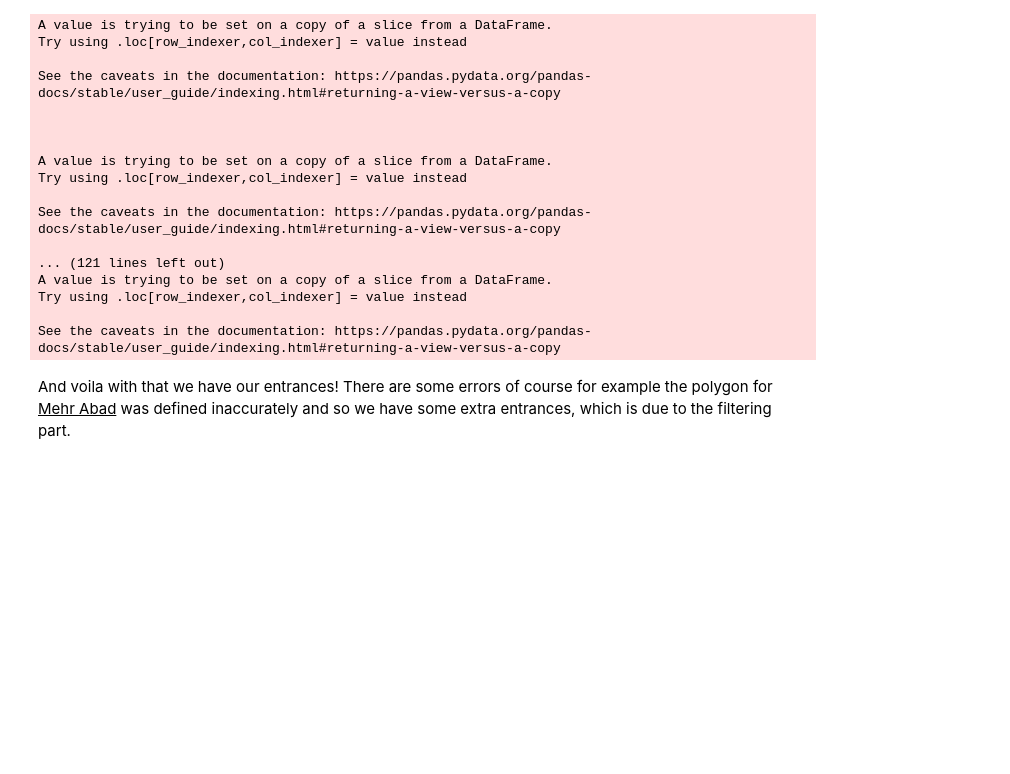
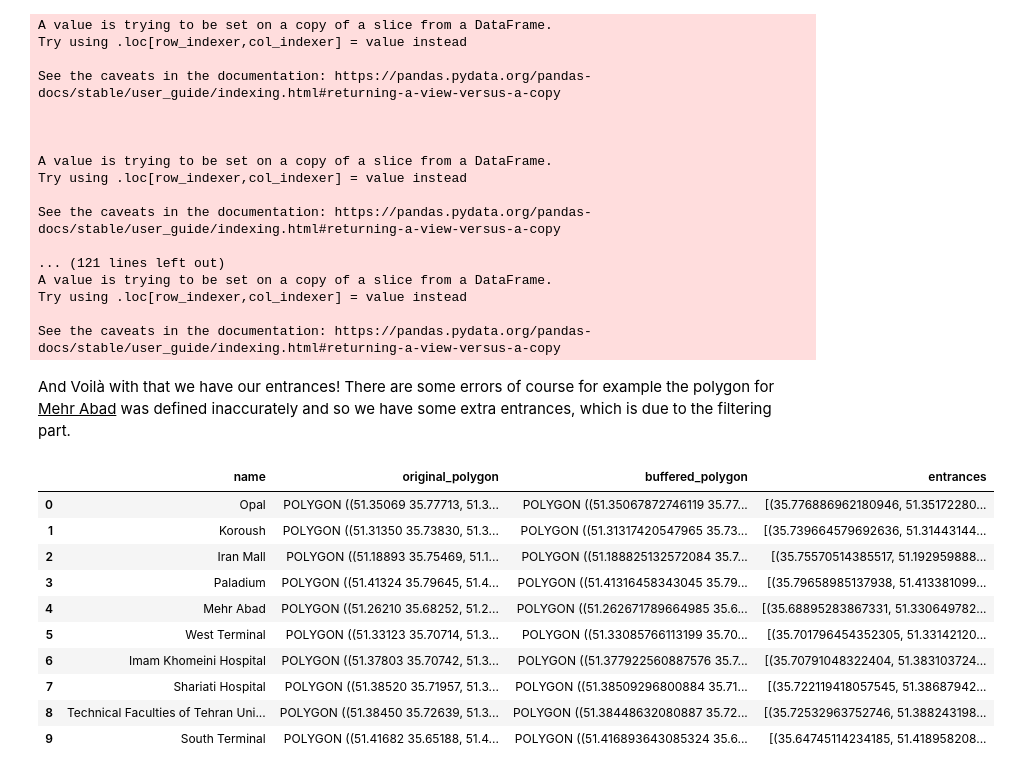
Before and after one commit to rezashabrang/snapp-mle-task, a Jupyter notebook: rd/main.ipynb, the cells around one changed output. Drawn from its saved outputs; the diff is of its cells as text; code cells hidden in the pictures; blank space fills up the shorter version.

```diff
--- a/rd/main.ipynb
+++ b/rd/main.ipynb
@@ -176,7 +176,11 @@ places_meta = [
     {"place": "West Terminal", "osm_query": "W182016096", "buffer": 50},
     {"place": "Imam Khomeini Hospital", "osm_query": "W191445129", "buffer": 10},
     {"place": "Shariati Hospital", "osm_query": "W438148006", "buffer": 10},
-    {"place": "Technical Faculties of Tehran University", "osm_query": "W385628505", "buffer": 10},
+    {
+        "place": "Technical Faculties of Tehran University",
+        "osm_query": "W385628505",
+        "buffer": 10,
+    },
 ]
 # %%
 # South Terminal polygon was not available in OSM so I draw it manualy on https://geojson.io/
@@ -204,7 +208,9 @@ south_terminal_geojson = {
 }
 # Extract coordinates
 coordinates = south_terminal_geojson["features"][0]["geometry"]["coordinates"][0]
-ST_GDF = gpd.GeoDataFrame(geometry=[Polygon(coordinates)])
+ST_GDF = gpd.GeoDataFrame(
+    geometry=[Polygon(coordinates)]
+)  # South Terminal Geo Dataframe
 ST_GDF = ST_GDF.set_crs(epsg=4326)
 # %% [markdown]
 ### Visualizing buffered polygons
@@ -537,6 +543,7 @@ What is happening in this cell?
 """
 
 places = points_geodf["belongs_to"].unique().tolist()
+place_entrances = {}
 # We are going to perform clustering for each region
 for place in places:
     # ---------------------------------- Process Data ----------------------------------
@@ -569,6 +576,7 @@ for place in places:
     # Convert centroids to a DataFrame
     centroids_df = pd.DataFrame(centroids, columns=["Longitude", "Latitude", "label"])
 
+    entrances = []
     # ---------------------------------- Visualization on map ----------------------------------
     for idx, point in centroids_df.iterrows():
         # If there is only one cluster (HDBSCAN marks all as outerliers i.e: -1) we want that entrance too,
@@ -576,11 +584,13 @@ for place in places:
         if (point["label"] == -1 and len(centroids_df) == 1) or (
             len(centroids_df) >= 2 and point["label"] != -1
         ):
+            entrances.append((point["Latitude"], point["Longitude"]))
             folium.Marker(
                 location=[point["Latitude"], point["Longitude"]],
                 popup=f"Entrance",
                 icon=folium.Icon(color="red", icon="star"),
             ).add_to(m)
+    place_entrances[place] = entrances
 # m.save("/home/reza/Desktop/snapp-task/test_center.html")
 m.save("./entrances-final.html")
 # %% [output]
@@ -603,6 +613,24 @@ Try using .loc[row_indexer,col_indexer] = value instead
 See the caveats in the documentation: https://pandas.pydata.org/pandas-docs/stable/user_guide/indexing.html#returning-a-view-versus-a-copy
 # %% [markdown]
 <p>
-And voila with that we have our entrances!
+And Voilà with that we have our entrances!
 There are some errors of course for example the polygon for <u>Mehr Abad</u> was defined inaccurately and so we have some extra entrances, which is due to the filtering part.
 </p>
+# %%
+# Saving entrances per polygon for insertion into postgres
+gdf["entrances"] = gdf["name"].map(lambda name: place_entrances.get(name, None))
+
+gdf.to_csv("../data/places_meta.csv")
+gdf
+# %% [output]
+|  | name | original_polygon | buffered_polygon | entrances |
+| 0 | Opal | POLYGON ((51.35069 35.77713, 51.3... | POLYGON ((51.35067872746119 35.77... | [(35.776886962180946, 51.35172280... |
+| 1 | Koroush | POLYGON ((51.31350 35.73830, 51.3... | POLYGON ((51.31317420547965 35.73... | [(35.739664579692636, 51.31443144... |
+| 2 | Iran Mall | POLYGON ((51.18893 35.75469, 51.1... | POLYGON ((51.188825132572084 35.7... | [(35.75570514385517, 51.192959888... |
+| 3 | Paladium | POLYGON ((51.41324 35.79645, 51.4... | POLYGON ((51.41316458343045 35.79... | [(35.79658985137938, 51.413381099... |
+| 4 | Mehr Abad | POLYGON ((51.26210 35.68252, 51.2... | POLYGON ((51.262671789664985 35.6... | [(35.68895283867331, 51.330649782... |
+| 5 | West Terminal | POLYGON ((51.33123 35.70714, 51.3... | POLYGON ((51.33085766113199 35.70... | [(35.701796454352305, 51.33142120... |
+| 6 | Imam Khomeini Hospital | POLYGON ((51.37803 35.70742, 51.3... | POLYGON ((51.377922560887576 35.7... | [(35.70791048322404, 51.383103724... |
+| 7 | Shariati Hospital | POLYGON ((51.38520 35.71957, 51.3... | POLYGON ((51.38509296800884 35.71... | [(35.722119418057545, 51.38687942... |
+| 8 | Technical Faculties of Tehran Uni... | POLYGON ((51.38450 35.72639, 51.3... | POLYGON ((51.38448632080887 35.72... | [(35.72532963752746, 51.388243198... |
+| 9 | South Terminal | POLYGON ((51.41682 35.65188, 51.4... | POLYGON ((51.416893643085324 35.6... | [(35.64745114234185, 51.418958208... |
```
Also changed, not shown: parts of 2 cells of this notebook, 4 other files.
